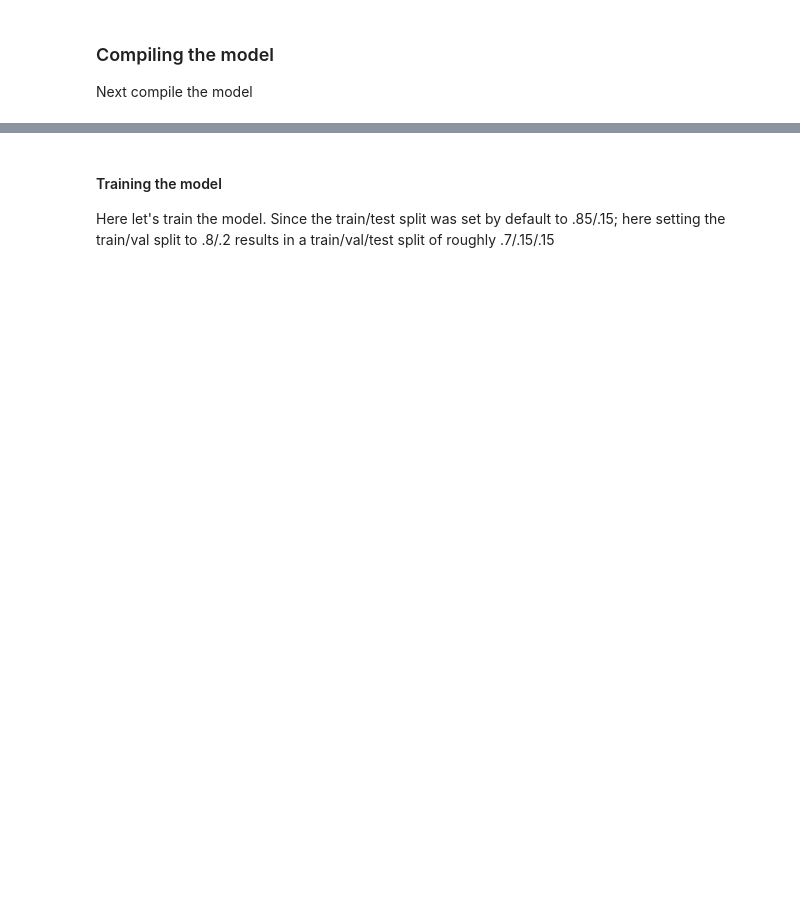
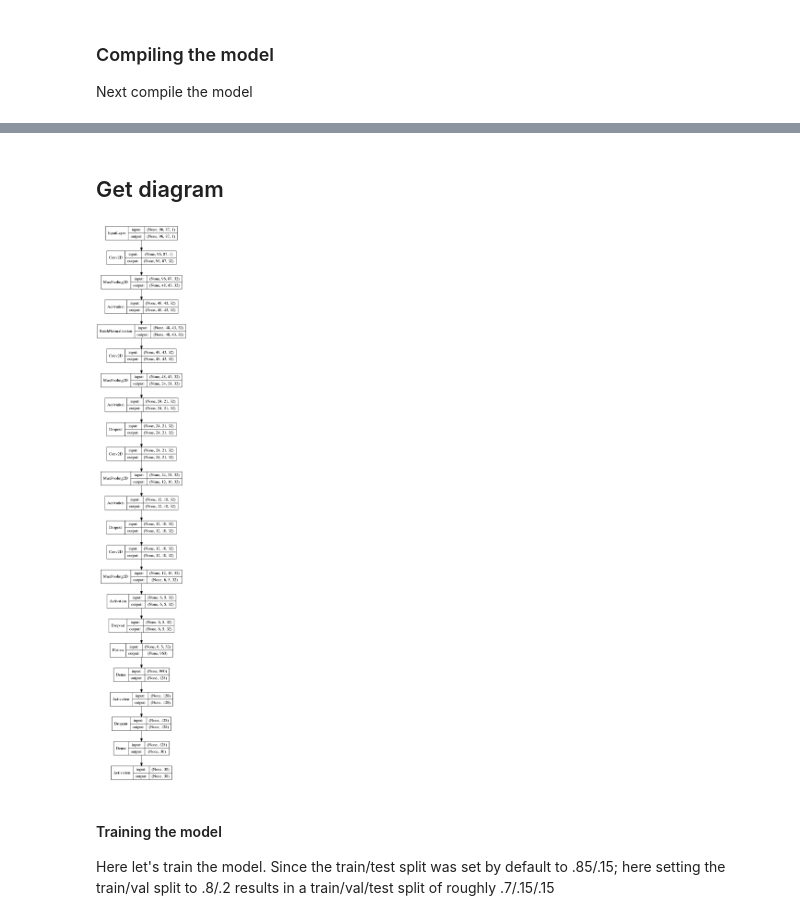
Before and after one commit to chrishickey/CNNCommandClassifier, a Jupyter notebook: Notebooks/ModelTraining.ipynb, the cells around one changed output, grey strips where cells are left out. Cells and saved outputs as stored; diff of their text form; code cells hidden in the pictures; blank space fills up the shorter version.

Commit message:
adding model graph

```diff
--- a/Notebooks/ModelTraining.ipynb
+++ b/Notebooks/ModelTraining.ipynb
@@ -176,6 +177,17 @@ Total params: 155,070
 Trainable params: 155,006
 Non-trainable params: 64
 _________________________________________________________________
+# %% [markdown]
+## Get diagram
+# %%
+from keras.utils import plot_model
+import numpy as np
+from IPython.display import SVG
+from keras.utils import model_to_dot
+
+plot_model(model, show_shapes=True, show_layer_names=False)
+# %% [output]
+[figure, added]
 # %% [markdown]
 #### Training the model
 Here let's train the model. Since the train/test split was set by default to .85/.15; here setting the train/val split to .8/.2 results in a train/val/test split of roughly .7/.15/.15
```
Also changed, not shown: parts of 8 cells of this notebook.
